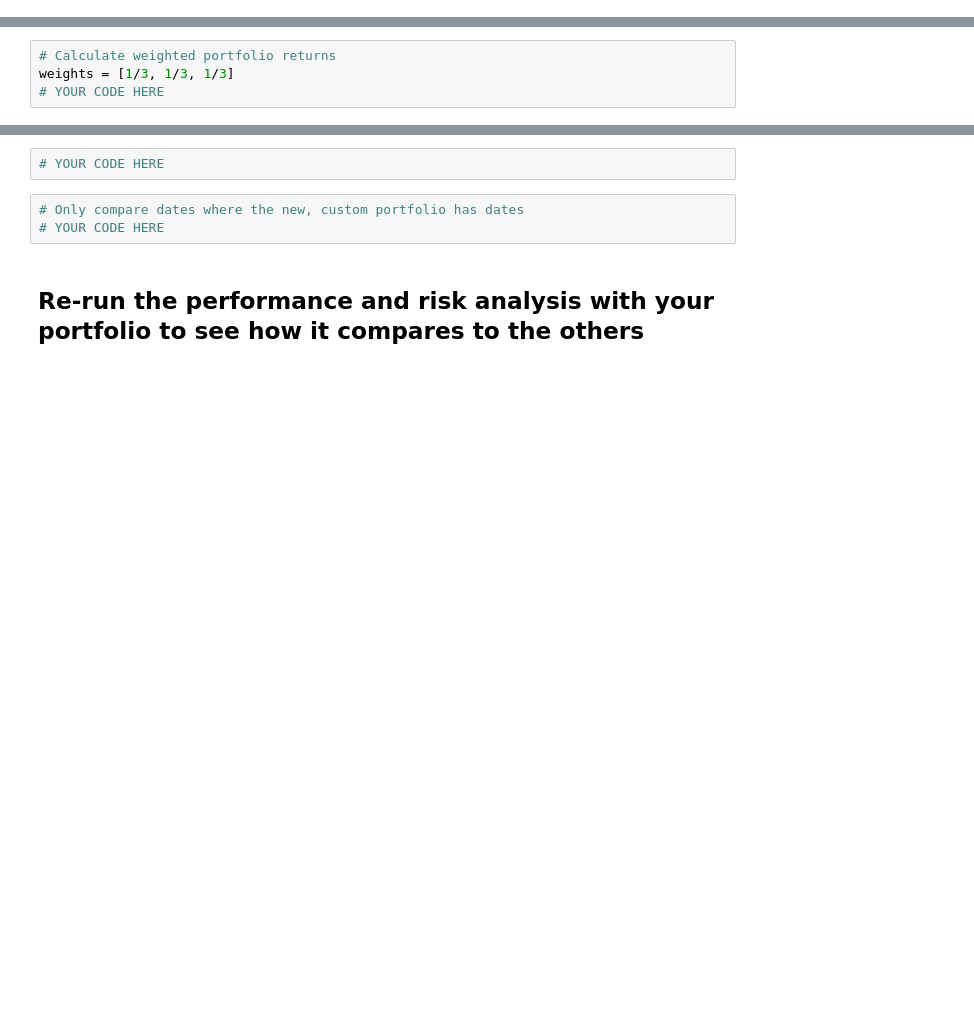
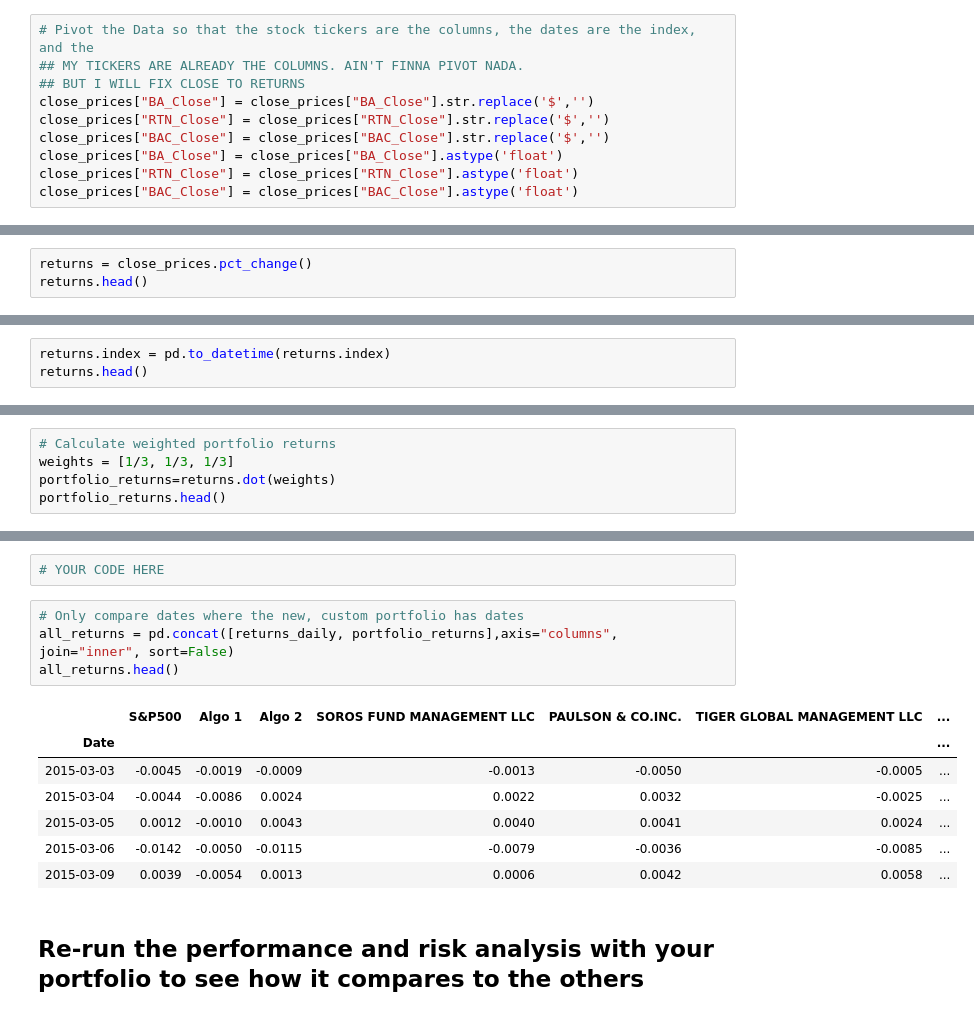
Before and after one commit to exposuretherapy/Pandas-Homework, a Jupyter notebook: whale_analysis.ipynb, the cells around one changed output, grey strips where cells are left out. Cells and saved outputs as stored; diff of their text form; blank space fills up the shorter version.

Commit message:
Added new portfolios, concantenated my portfolio stocks together, and then concantenated that into the larger dataframe.

```diff
--- a/whale_analysis.ipynb
+++ b/whale_analysis.ipynb
@@ -393,0 +406,10 @@ close_prices.head()
+# %%
+# Pivot the Data so that the stock tickers are the columns, the dates are the index, and the
+## MY TICKERS ARE ALREADY THE COLUMNS. AIN'T FINNA PIVOT NADA.
+## BUT I WILL FIX CLOSE TO RETURNS
+close_prices["BA_Close"] = close_prices["BA_Close"].str.replace('$','')
+close_prices["RTN_Close"] = close_prices["RTN_Close"].str.replace('$','')
+close_prices["BAC_Close"] = close_prices["BAC_Close"].str.replace('$','')
+close_prices["BA_Close"] = close_prices["BA_Close"].astype('float')
+close_prices["RTN_Close"] = close_prices["RTN_Close"].astype('float')
+close_prices["BAC_Close"] = close_prices["BAC_Close"].astype('float')
@@ -396,0 +434,3 @@ close_prices.head()
+# %%
+returns = close_prices.pct_change()
+returns.head()
@@ -396,0 +445,3 @@ close_prices.head()
+# %%
+returns.index = pd.to_datetime(returns.index)
+returns.head()
@@ -399,4 +458,5 @@ close_prices.head()
 # %%
 # Calculate weighted portfolio returns
 weights = [1/3, 1/3, 1/3]
-# YOUR CODE HERE
+portfolio_returns=returns.dot(weights)
+portfolio_returns.head()
@@ -406,7 +474,16 @@ weights = [1/3, 1/3, 1/3]
 # YOUR CODE HERE
 # %%
 # Only compare dates where the new, custom portfolio has dates
-# YOUR CODE HERE
+all_returns = pd.concat([returns_daily, portfolio_returns],axis="columns", join="inner", sort=False)
+all_returns.head()
+# %% [output]
+|  | S&P500 | Algo 1 | Algo 2 | SOROS FUND MANAGEMENT LLC | PAULSON & CO.INC. | TIGER GLOBAL MANAGEMENT LLC | ... |
+| Date |  |  |  |  |  |  | ... |
+| 2015-03-03 | -0.0045 | -0.0019 | -0.0009 | -0.0013 | -0.0050 | -0.0005 | ... |
+| 2015-03-04 | -0.0044 | -0.0086 | 0.0024 | 0.0022 | 0.0032 | -0.0025 | ... |
+| 2015-03-05 | 0.0012 | -0.0010 | 0.0043 | 0.0040 | 0.0041 | 0.0024 | ... |
+| 2015-03-06 | -0.0142 | -0.0050 | -0.0115 | -0.0079 | -0.0036 | -0.0085 | ... |
+| 2015-03-09 | 0.0039 | -0.0054 | 0.0013 | 0.0006 | 0.0042 | 0.0058 | ... |
 # %% [markdown]
 ## Re-run the performance and risk analysis with your portfolio to see how it compares to the others
 # %%
```
Also changed, not shown: parts of 14 cells of this notebook.
